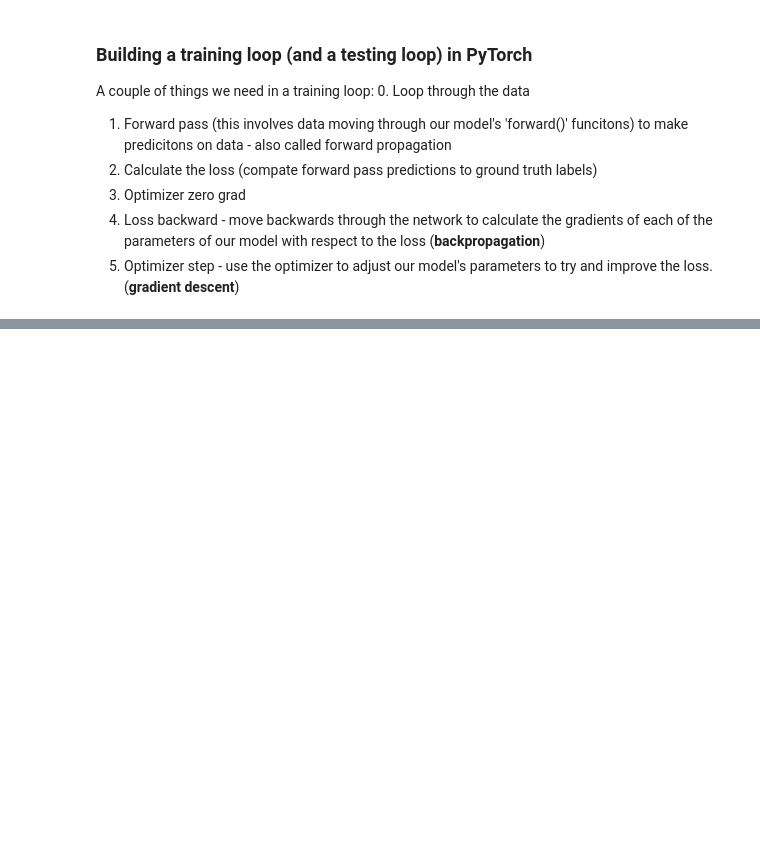
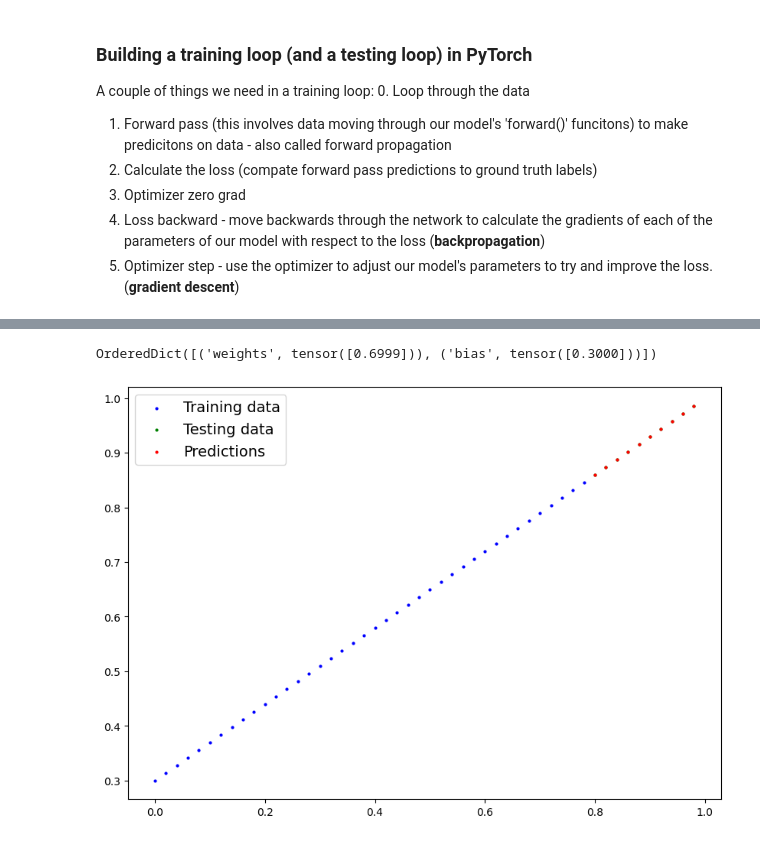
Before and after one commit to Carsoboss/pytorch_fundamentals, a Jupyter notebook: 01_pytorch_workflow.ipynb, the cells around one changed output, grey strips where cells are left out. Saved outputs shown, nothing was run; the diff lists cells and outputs as text; code cells hidden in the pictures; blank space fills up the shorter version.

```diff
--- a/01_pytorch_workflow.ipynb
+++ b/01_pytorch_workflow.ipynb
@@ -299,7 +299,7 @@ loss_fn = nn.L1Loss()
 
 # Setup an optimizer (stochastic gradient descent)
 optimizer = torch.optim.SGD(params=model_0.parameters(),
-                            lr=0.01) #lr = learning rate = possibly the most important hyperparameter you can set
+                            lr=0.001) #lr = learning rate = possibly the most important hyperparameter you can set
 # %% [markdown]
 ### Which loss function should I choose
 
@@ -316,7 +316,7 @@ A couple of things we need in a training loop:
 5.  Optimizer step - use the optimizer to adjust our model's parameters to try and improve the loss. (**gradient descent**)
 # %%
 # An epoch is one loop through the data... (this is a hyperparameter because we've set it ourselves)
-epochs = 1
+epochs = 1000
 ### Training
 
 # 0.  Loop through the data
@@ -328,8 +328,8 @@ for epoch in range(epochs):
   y_pred = model_0(X_train)
 
   # 2. Calculate the loss
-  loss = loss_fn(y_pred, y_train)
-
+  loss = loss_fn(y_pred, y_train) #input then output
+  print(f"Loss: {loss}")
   # 3. Optimizer zero grad
   optimizer.zero_grad()
 
@@ -340,4 +340,17 @@ for epoch in range(epochs):
   optimizer.step() # by default how the optimizer changes will accululate through the loop so ... we have to zero them above in step 3 for the next iteration of the loop
 
   ### Testing
-  model_0.eval() # turns off gradient tracking
+  model_0.eval() # turns off different setting in the model not needed for evaluation/testing (dropout/batch norm layers)
+  with torch.inference_mode(): # turns off gradient tracking & a couple more things behind the scenes
+    # 1. Do the forward pass
+    test_pred = model_0(X_test)
+
+    # 2. Calculate the loss
+    test_loss = loss_fn(test_pred, y_test)
+
+  # Print out what's happenin'
+  if epoch % 100 == 0:
+    print(f"Epoch: {epoch} | Loss: {loss} | Test loss: {test_loss}")
+
+    # Print out model state_dict()
+    print(model_0.state_dict())
@@ -343,0 +375,3 @@ for epoch in range(epochs):
+# %%
+with torch.inference_mode():
+  y_preds_new = model_0(X_test)
@@ -343,0 +382,8 @@ for epoch in range(epochs):
+# %%
+model_0.state_dict()
+# %% [output]
+OrderedDict([('weights', tensor([0.6999])), ('bias', tensor([0.3000]))])
+# %%
+plot_predictions(predictions=y_preds_new);
+# %% [output]
+[figure, added]
```
Also changed, not shown: parts of 3 cells of this notebook.
